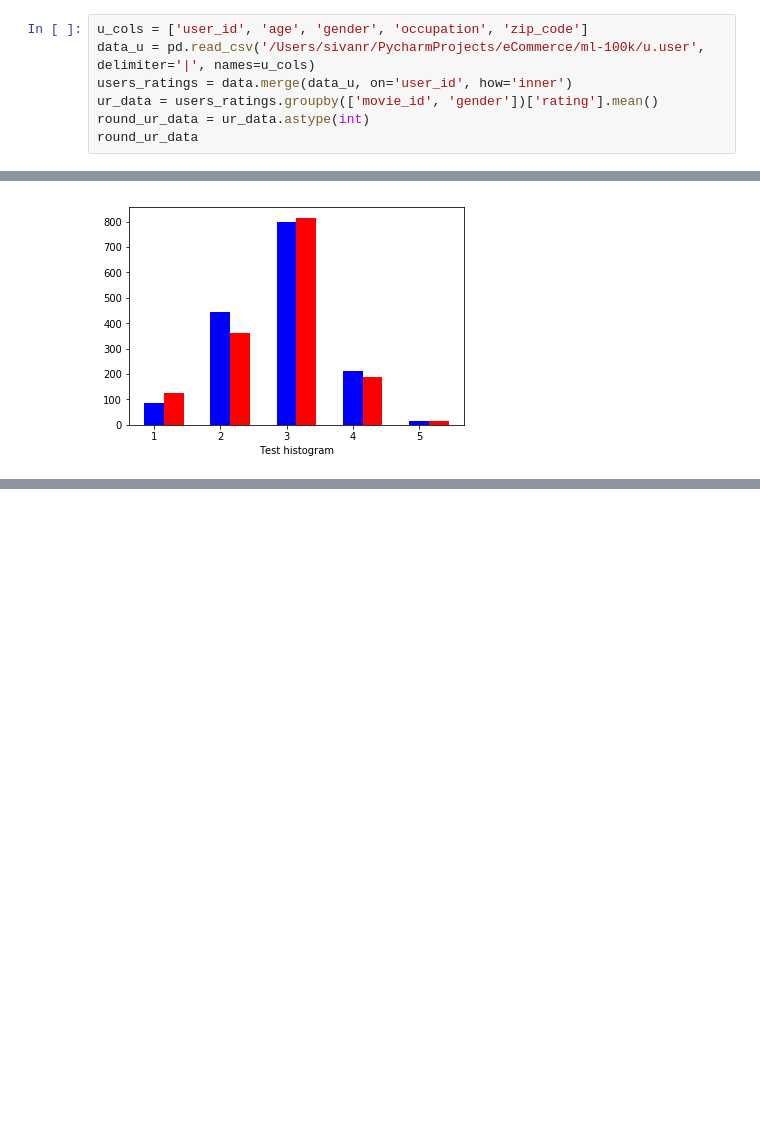
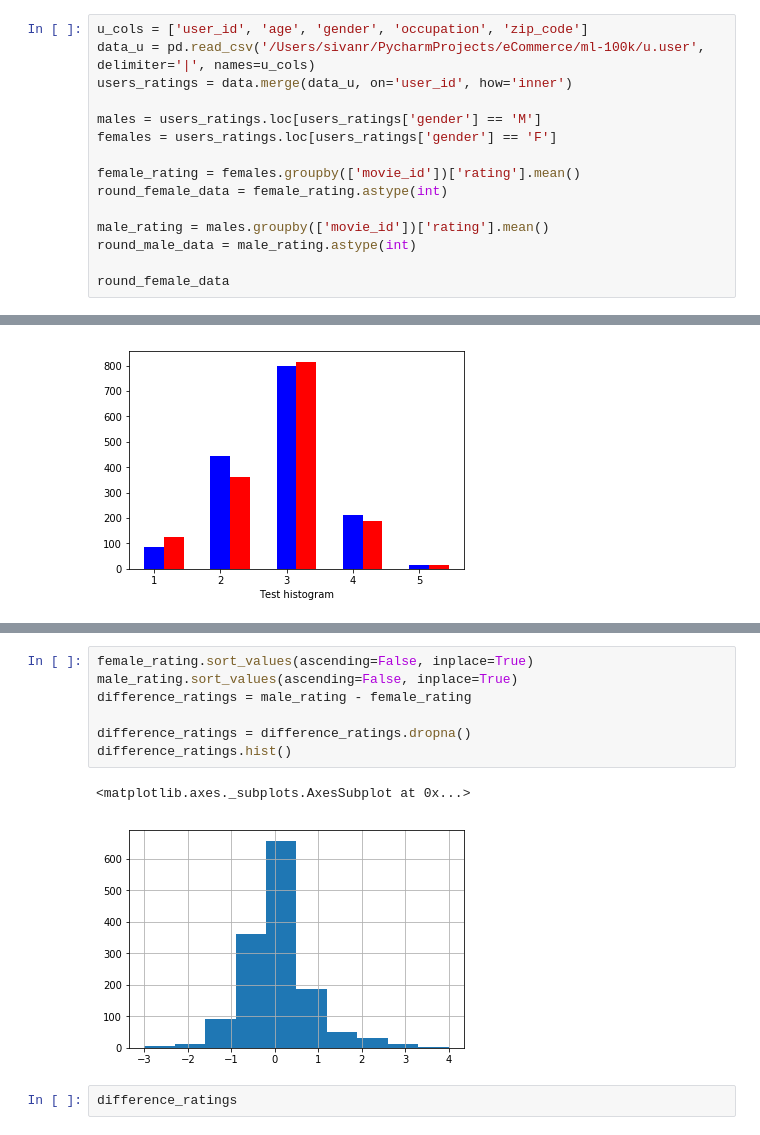
Before and after one commit to RonShmul/eCommerce, a Jupyter notebook: exercise1.ipynb, the cells around one changed output, grey strips where cells are left out. Saved outputs shown, nothing was run; the diff lists cells and outputs as text; blank space fills up the shorter version.

```diff
--- a/exercise1.ipynb
+++ b/exercise1.ipynb
@@ -47,7 +62,15 @@ Name: rating, dtype: float64
 u_cols = ['user_id', 'age', 'gender', 'occupation', 'zip_code']
 data_u = pd.read_csv('/Users/sivanr/PycharmProjects/eCommerce/ml-100k/u.user', delimiter='|', names=u_cols)
 users_ratings = data.merge(data_u, on='user_id', how='inner')
-ur_data = users_ratings.groupby(['movie_id', 'gender'])['rating'].mean()
-round_ur_data = ur_data.astype(int)
-round_ur_data
+
+males = users_ratings.loc[users_ratings['gender'] == 'M']
+females = users_ratings.loc[users_ratings['gender'] == 'F']
+
+female_rating = females.groupby(['movie_id'])['rating'].mean()
+round_female_data = female_rating.astype(int)
+
+male_rating = males.groupby(['movie_id'])['rating'].mean()
+round_male_data = male_rating.astype(int)
+
+round_female_data
 # %% [output]
@@ -133,0 +154,12 @@ plt.show()
+# %%
+female_rating.sort_values(ascending=False, inplace=True)
+male_rating.sort_values(ascending=False, inplace=True)
+difference_ratings = male_rating - female_rating
+
+difference_ratings = difference_ratings.dropna()
+difference_ratings.hist()
+# %% [output]
+<matplotlib.axes._subplots.AxesSubplot at 0x...>
+[figure, added]
+# %%
+difference_ratings
```
Also changed, not shown: parts of 7 cells of this notebook.
